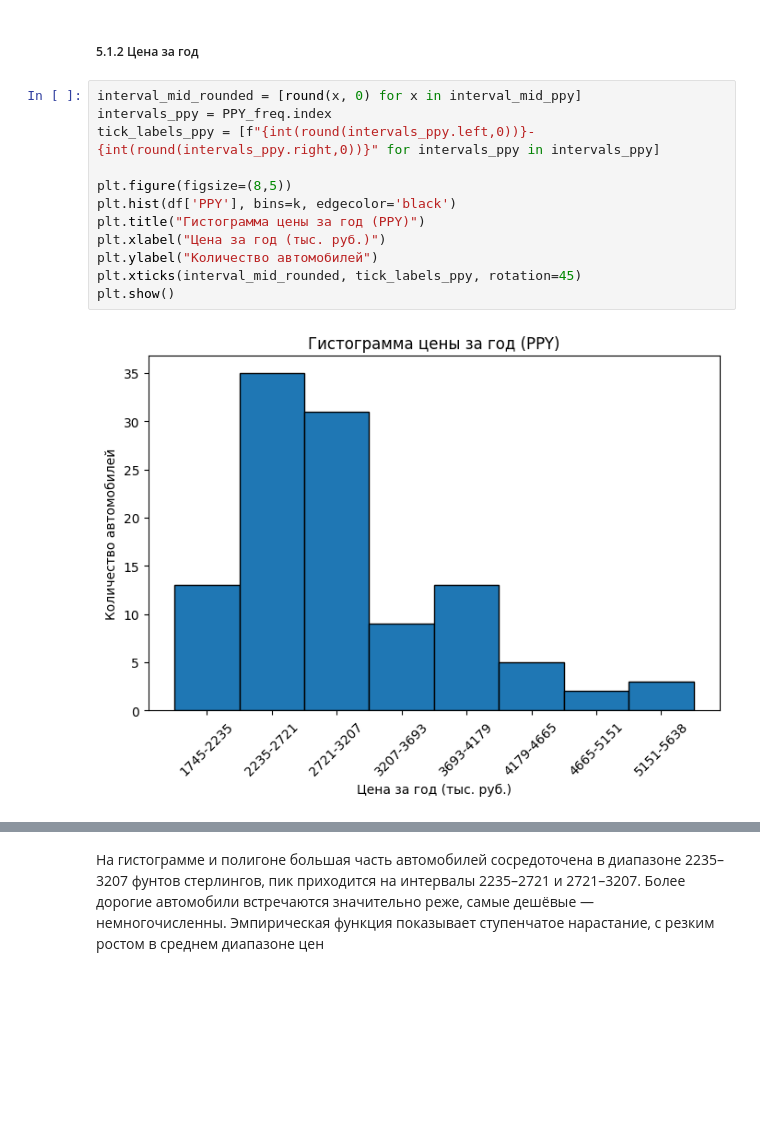
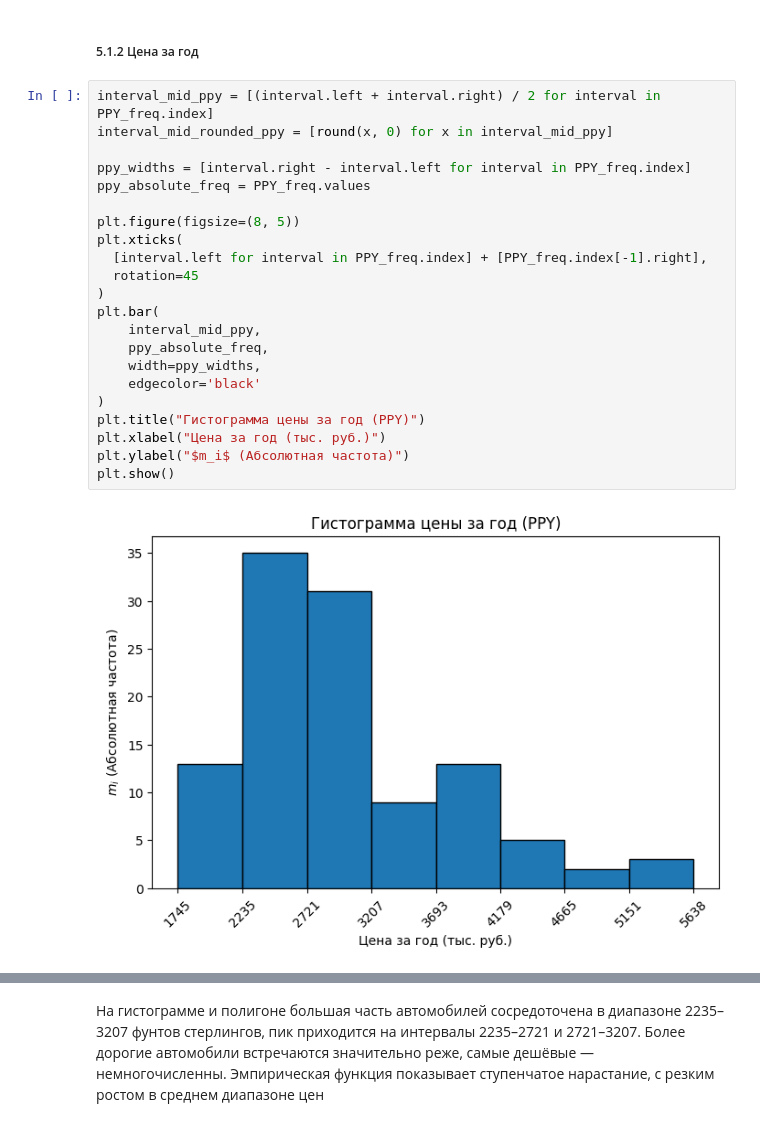
Before and after one commit to the-mvi/smedh-2026, a Jupyter notebook: 2384_Lukyanova_MR_Pchelintseva_KR/task1.ipynb, the cells around one changed output, grey strips where cells are left out. Cells and saved outputs as stored; diff of their text form; blank space fills up the shorter version.

```diff
--- a/2384_Lukyanova_MR_Pchelintseva_KR/task1.ipynb
+++ b/2384_Lukyanova_MR_Pchelintseva_KR/task1.ipynb
@@ -345,17 +359,27 @@ plt.show()
 # %% [markdown]
 ##### 5.1.2 Цена за год
 # %%
-interval_mid_rounded = [round(x, 0) for x in interval_mid_ppy]
-intervals_ppy = PPY_freq.index
-tick_labels_ppy = [f"{int(round(intervals_ppy.left,0))}-{int(round(intervals_ppy.right,0))}" for intervals_ppy in intervals_ppy]
+interval_mid_ppy = [(interval.left + interval.right) / 2 for interval in PPY_freq.index]
+interval_mid_rounded_ppy = [round(x, 0) for x in interval_mid_ppy]
 
-plt.figure(figsize=(8,5))
-plt.hist(df['PPY'], bins=k, edgecolor='black')
+ppy_widths = [interval.right - interval.left for interval in PPY_freq.index]
+ppy_absolute_freq = PPY_freq.values
+
+plt.figure(figsize=(8, 5))
+plt.xticks(
+  [interval.left for interval in PPY_freq.index] + [PPY_freq.index[-1].right],
+  rotation=45
+)
+plt.bar(
+    interval_mid_ppy,
+    ppy_absolute_freq,
+    width=ppy_widths,
+    edgecolor='black'
+)
 plt.title("Гистограмма цены за год (PPY)")
 plt.xlabel("Цена за год (тыс. руб.)")
-plt.ylabel("Количество автомобилей")
-plt.xticks(interval_mid_rounded, tick_labels_ppy, rotation=45)
+plt.ylabel("$m_i$ (Абсолютная частота)")
 plt.show()
 # %% [output]
-[figure, old version]
+[figure, new version]
 # %%
```
Also changed, not shown: parts of 15 cells of this notebook.
